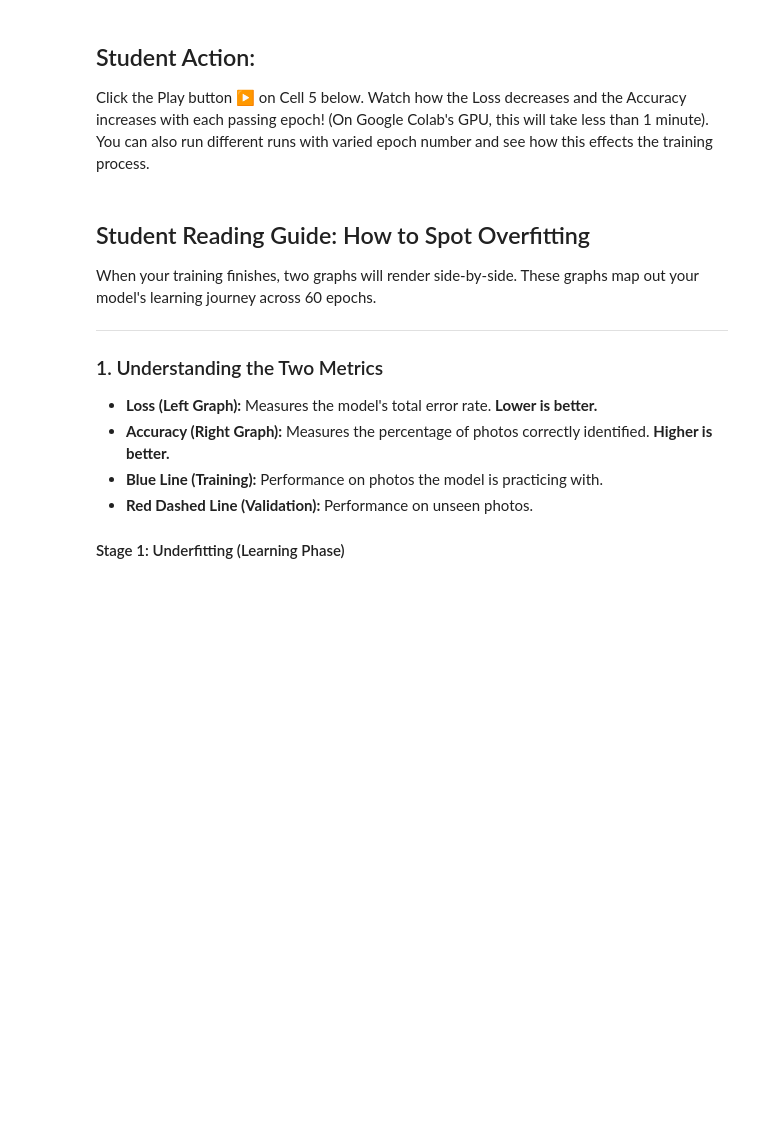
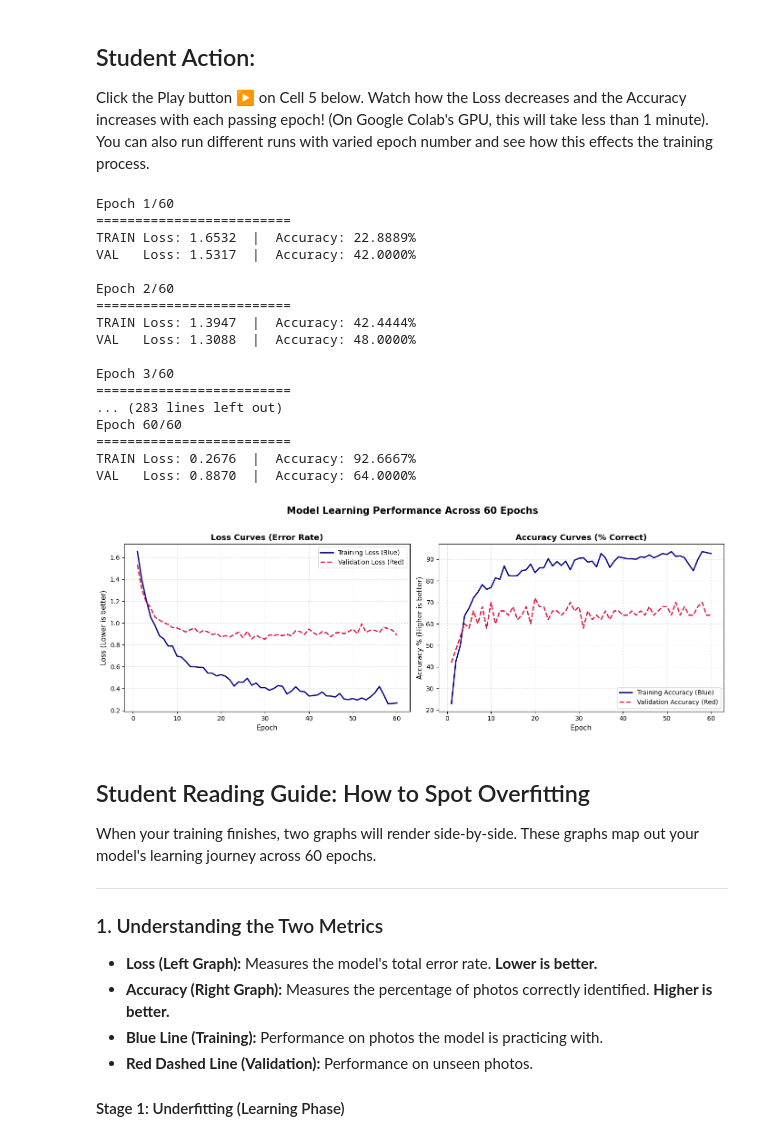
Before and after one commit to joschkawiegleb/DeepLearning_Trailcam_classification, a Jupyter notebook: Deep_Learning_Trailcam_Classification.ipynb, the cells around one changed output. Saved outputs shown, nothing was run; the diff lists cells and outputs as text; code cells hidden in the pictures; blank space fills up the shorter version.

```diff
--- a/Deep_Learning_Trailcam_Classification.ipynb
+++ b/Deep_Learning_Trailcam_Classification.ipynb
@@ -544,12 +571,15 @@ Click the Play button ▶ on Cell 5 below. Watch how the Loss decreases and the
 # ==============================================================================
 # CELL 5A: THE TRAINING LOOP & OVERFITTING VISUALIZATION
 # ==============================================================================
-# We train our top layer for 60 epochs while tracking loss and accuracy metrics
-# to pinpoint the exact moment the model starts overfitting.
+# We train our top layer while tracking loss and accuracy metrics to pinpoint the
+# exact moment the model starts overfitting.
+#
+# >>> CHANGE THE NUMBER OF EPOCHS HERE <<<
+NUM_EPOCHS = 60
 
 import matplotlib.pyplot as plt
 
-def train_model(model, criterion, optimizer, num_epochs=60):
+def train_model(model, criterion, optimizer, num_epochs=NUM_EPOCHS):
     # Dictionary to record performance metrics at each epoch
     history = {
         'train_loss': [], 'val_loss': [],
@@ -600,35 +630,60 @@ def train_model(model, criterion, optimizer, num_epochs=60):
     # PLOTTING METRICS ACROSS EPOCHS
     # ==============================================================================
     epochs_range = range(1, num_epochs + 1)
 
     fig, (ax1, ax2) = plt.subplots(1, 2, figsize=(14, 5))
 
     # 1. Plot Loss Curves
     ax1.plot(epochs_range, history['train_loss'], label='Training Loss (Blue)', color='navy', linewidth=2)
     ax1.plot(epochs_range, history['val_loss'], label='Validation Loss (Red)', color='crimson', linewidth=2, linestyle='--')
     ax1.set_title('Loss Curves (Error Rate)', fontsize=13, fontweight='bold')
     ax1.set_xlabel('Epoch', fontsize=11)
     ax1.set_ylabel('Loss (Lower is better)', fontsize=11)
     ax1.legend(fontsize=10)
     ax1.grid(True, linestyle=':', alpha=0.6)
 
     # 2. Plot Accuracy Curves
     ax2.plot(epochs_range, [acc * 100 for acc in history['train_acc']], label='Training Accuracy (Blue)', color='navy', linewidth=2)
     ax2.plot(epochs_range, [acc * 100 for acc in history['val_acc']], label='Validation Accuracy (Red)', color='crimson', linewidth=2, linestyle='--')
     ax2.set_title('Accuracy Curves (% Correct)', fontsize=13, fontweight='bold')
     ax2.set_xlabel('Epoch', fontsize=11)
     ax2.set_ylabel('Accuracy % (Higher is better)', fontsize=11)
     ax2.legend(fontsize=10)
     ax2.grid(True, linestyle=':', alpha=0.6)
 
-    plt.suptitle('Model Learning Performance Across 60 Epochs', fontsize=15, fontweight='bold', y=1.02)
+    plt.suptitle(f'Model Learning Performance Across {num_epochs} Epochs', fontsize=15, fontweight='bold', y=1.02)
     plt.tight_layout()
     plt.show()
 
     return model, history
 
+# Start from a FRESH classification head every time this cell is run.
+# (Without this, re-running the cell would continue training the already-trained
+# model, and changing NUM_EPOCHS would appear to have no effect.)
+model.fc = nn.Linear(model.fc.in_features, len(class_names)).to(device)
+optimizer = optim.Adam(model.fc.parameters(), lr=0.001)
+
 # Begin training
-trained_model, history = train_model(model, criterion, optimizer, num_epochs=60)
+trained_model, history = train_model(model, criterion, optimizer, num_epochs=NUM_EPOCHS)
+# %% [output]
+Epoch 1/60
+=========================
+TRAIN Loss: 1.6532  |  Accuracy: 22.8889%
+VAL   Loss: 1.5317  |  Accuracy: 42.0000%
+
+Epoch 2/60
+=========================
+TRAIN Loss: 1.3947  |  Accuracy: 42.4444%
+VAL   Loss: 1.3088  |  Accuracy: 48.0000%
+
+Epoch 3/60
+=========================
+... (283 lines left out)
+Epoch 60/60
+=========================
+TRAIN Loss: 0.2676  |  Accuracy: 92.6667%
+VAL   Loss: 0.8870  |  Accuracy: 64.0000%
+[figure, added]
 # %% [markdown]
 ## Student Reading Guide: How to Spot Overfitting
 
```
Also changed, not shown: parts of 11 cells of this notebook.
